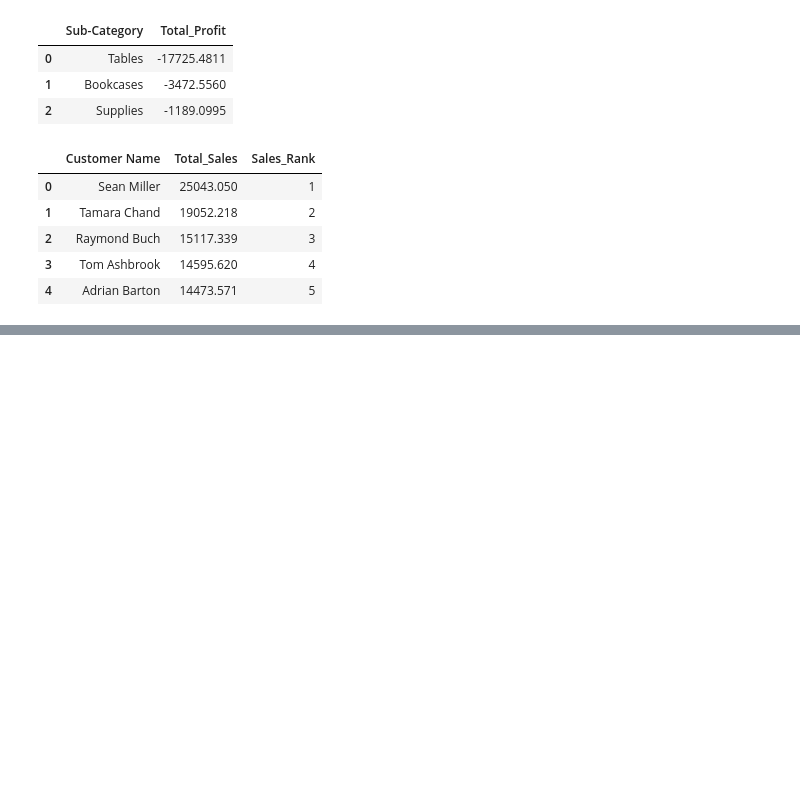
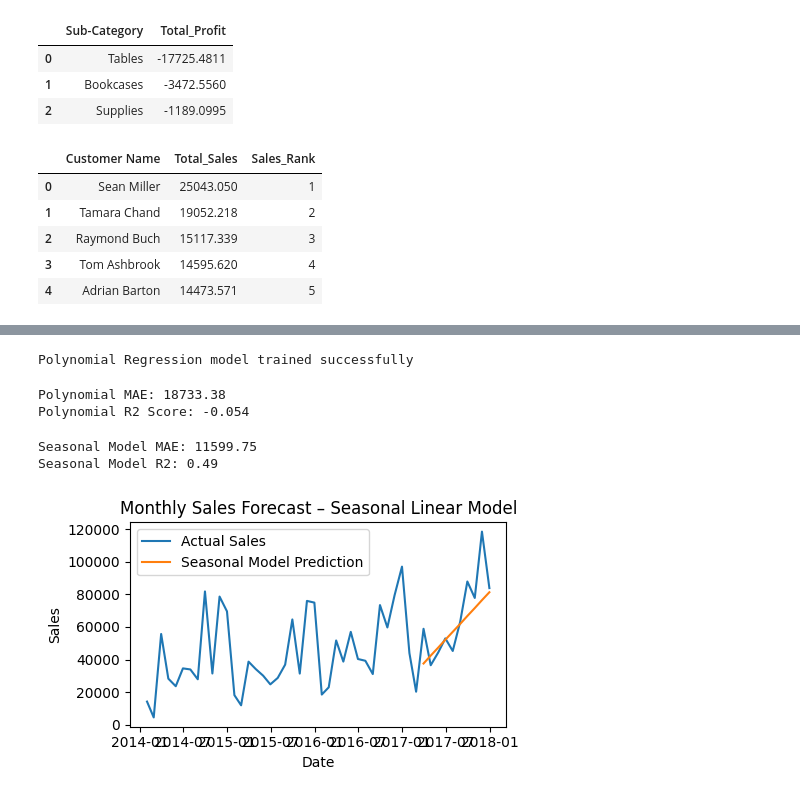
Before and after one commit to Lakshmihasa/data-analysis-portfolio, a Jupyter notebook: project1_sales_analysis/notebooks/analysis.ipynb, the cells around one changed output, grey strips where cells are left out. Drawn from its saved outputs; the diff is of its cells as text; code cells hidden in the pictures; blank space fills up the shorter version.

```diff
--- a/project1_sales_analysis/notebooks/analysis.ipynb
+++ b/project1_sales_analysis/notebooks/analysis.ipynb
@@ -655,0 +780,80 @@ This project analyzes retail transaction data to evaluate sales performance, pro
+# %%
+# ==============================
+# Polynomial Regression Model
+# ==============================
+
+from sklearn.preprocessing import PolynomialFeatures
+from sklearn.linear_model import LinearRegression
+from sklearn.pipeline import make_pipeline
+
+# Create polynomial model (degree 2)
+poly_model = make_pipeline(
+    PolynomialFeatures(degree=2),
+    LinearRegression()
+)
+
+poly_model.fit(X_train, y_train)
+
+print("Polynomial Regression model trained successfully")
+# %% [output]
+Polynomial Regression model trained successfully
+# %%
+# ==============================
+# Evaluate Polynomial Model
+# ==============================
+
+poly_predictions = poly_model.predict(X_test)
+
+poly_mae = mean_absolute_error(y_test, poly_predictions)
+poly_r2 = r2_score(y_test, poly_predictions)
+
+print("Polynomial MAE:", round(poly_mae, 2))
+print("Polynomial R2 Score:", round(poly_r2, 3))
+# %% [output]
+Polynomial MAE: 18733.38
+Polynomial R2 Score: -0.054
+# %%
+# ==============================
+# Improved Model with Seasonality
+# ==============================
+
+X = monthly_sales[["Time_Index", "Month"]]
+y = monthly_sales["Sales"]
+
+X_train, X_test, y_train, y_test = train_test_split(
+    X, y, test_size=0.2, shuffle=False
+)
+
+model_seasonal = LinearRegression()
+model_seasonal.fit(X_train, y_train)
+
+seasonal_predictions = model_seasonal.predict(X_test)
+
+seasonal_mae = mean_absolute_error(y_test, seasonal_predictions)
+seasonal_r2 = r2_score(y_test, seasonal_predictions)
+
+print("Seasonal Model MAE:", round(seasonal_mae, 2))
+print("Seasonal Model R2:", round(seasonal_r2, 3))
+# %% [output]
+Seasonal Model MAE: 11599.75
+Seasonal Model R2: 0.49
+# %%
+plt.figure(figsize=(5, 3))
+
+plt.plot(monthly_sales["Order Date"], monthly_sales["Sales"], label="Actual Sales")
+plt.plot(
+    monthly_sales["Order Date"].iloc[len(X_train):],
+    seasonal_predictions,
+    label="Seasonal Model Prediction"
+)
+
+plt.title("Monthly Sales Forecast – Seasonal Linear Model")
+plt.xlabel("Date")
+plt.ylabel("Sales")
+plt.legend()
+
+plt.tight_layout()
+plt.savefig("../visuals/seasonal_forecast.png")
+plt.show()
+# %% [output]
+[figure, added]
```
Also changed, not shown: parts of 9 cells of this notebook, 5 other files.
